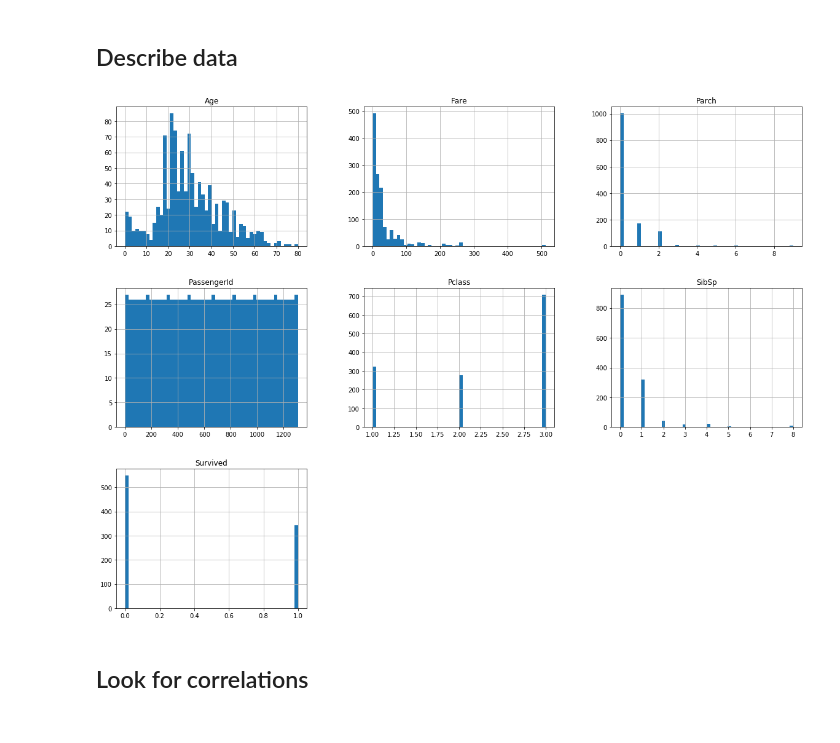
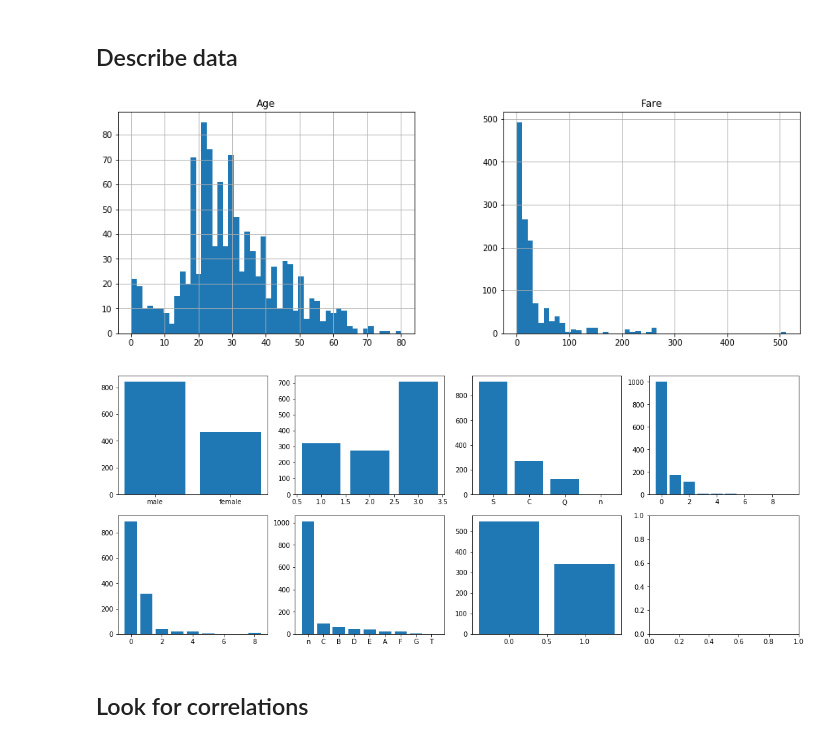
Before and after one commit to AnaRuizS/CSmachineLearning, a Jupyter notebook: Ml_titanic.ipynb, the cells around one changed output. Cells and saved outputs as stored; diff of their text form; code cells hidden in the pictures.

```diff
--- a/Ml_titanic.ipynb
+++ b/Ml_titanic.ipynb
@@ -104,7 +81,7 @@ all_titanic.head()
 # %% [markdown]
 ## Describe data
 # %%
-all_titanic.hist(bins=50, figsize=(20,15))
+all_titanic.loc[:,['Age', 'Fare']].hist(bins=50, figsize=(15,5))
 plt.show()
 # %% [output]
-[figure, old version]
+[figure, new version]
@@ -111,3 +96,22 @@ plt.show()
+# %%
+fig, axes = plt.subplots(nrows=2, ncols=4, figsize=(15,6))
+fig.tight_layout()
+plt.subplot(241)
+ax1=plt.bar(counts1.index, counts1.values)
+plt.subplot(242)
+ax2=plt.bar(counts2.index, counts2.values)
+plt.subplot(243)
+ax3=plt.bar(counts3.index, counts3.values)
+plt.subplot(244)
+ax4=plt.bar(counts4.index, counts4.values)
+plt.subplot(245)
+ax5=plt.bar(counts5.index, counts5.values)
+plt.subplot(246)
+ax6=plt.bar(counts6.index, counts6.values)
+plt.subplot(247)
+ax7=plt.bar(counts7.index, counts7.values)
+# %% [output]
+[figure, added]
 # %%
 # proportions of values male/female, fare categories, ticket categories, percentage of cabins
 # %% [markdown]
```
Also changed, not shown: parts of 62 cells of this notebook.
